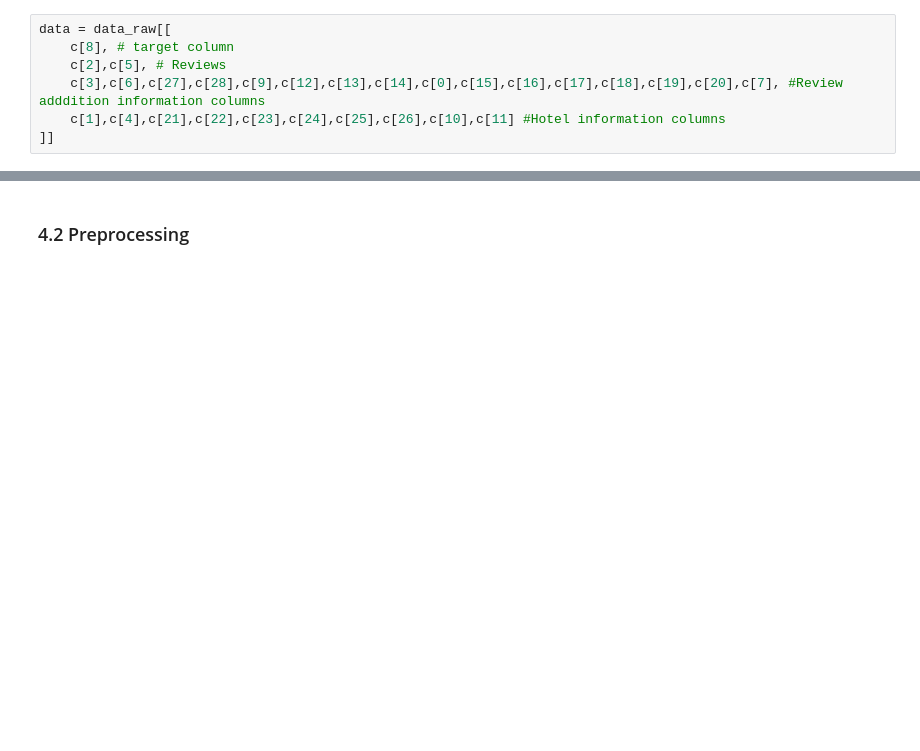
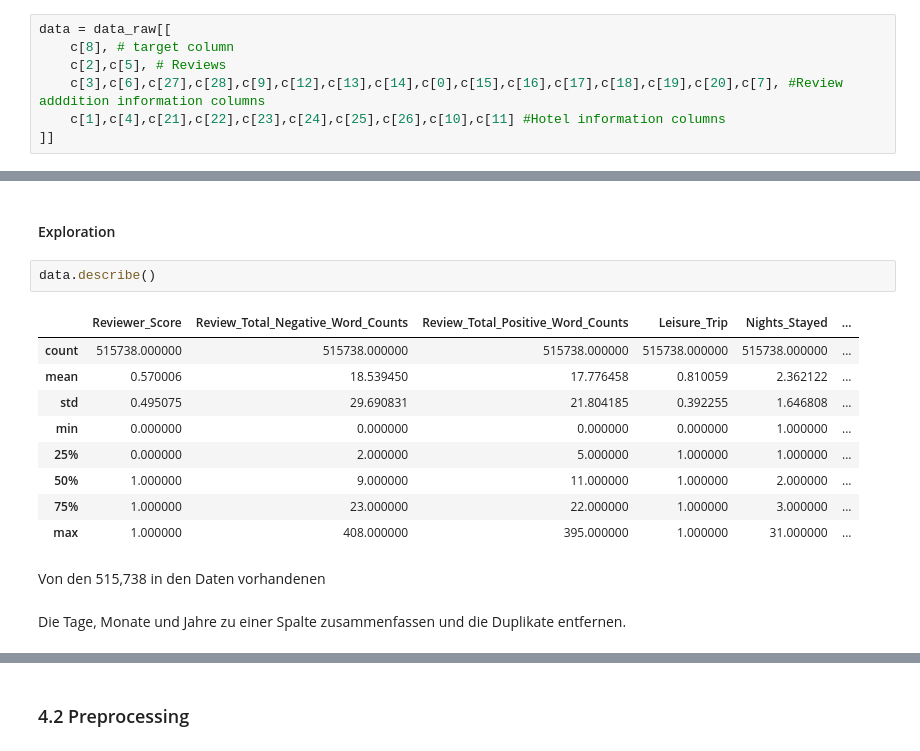
Before and after one commit to bennymiddel/personal_projects, a Jupyter notebook: 01_NLP_hotel_review/BM_NLP_hotel_review.ipynb, the cells around one changed output, grey strips where cells are left out. Saved outputs shown, nothing was run; the diff lists cells and outputs as text; blank space fills up the shorter version.

```diff
--- a/01_NLP_hotel_review/BM_NLP_hotel_review.ipynb
+++ b/01_NLP_hotel_review/BM_NLP_hotel_review.ipynb
@@ -323,3 +325,21 @@ data.head(3)
 | 0 | 0 | I am so angry that i made this po... | Only the park outside of the hote... | 397 | 11 | ... |
 | 1 | 0 | No Negative | No real complaints the hotel was ... | 0 | 105 | ... |
 | 2 | 0 | Rooms are nice but for elderly a ... | Location was good and staff were ... | 42 | 21 | ... |
+# %% [markdown]
+#### Exploration
+# %%
+data.describe()
+# %% [output]
+|  | Reviewer_Score | Review_Total_Negative_Word_Counts | Review_Total_Positive_Word_Counts | Leisure_Trip | Nights_Stayed | ... |
+| count | 515738.000000 | 515738.000000 | 515738.000000 | 515738.000000 | 515738.000000 | ... |
+| mean | 0.570006 | 18.539450 | 17.776458 | 0.810059 | 2.362122 | ... |
+| std | 0.495075 | 29.690831 | 21.804185 | 0.392255 | 1.646808 | ... |
+| min | 0.000000 | 0.000000 | 0.000000 | 0.000000 | 1.000000 | ... |
+| 25% | 0.000000 | 2.000000 | 5.000000 | 1.000000 | 1.000000 | ... |
+| 50% | 1.000000 | 9.000000 | 11.000000 | 1.000000 | 2.000000 | ... |
+| 75% | 1.000000 | 23.000000 | 22.000000 | 1.000000 | 3.000000 | ... |
+| max | 1.000000 | 408.000000 | 395.000000 | 1.000000 | 31.000000 | ... |
+# %% [markdown]
+Von den 515,738 in den Daten vorhandenen
+# %% [markdown]
+Die Tage, Monate und Jahre zu einer Spalte zusammenfassen und die Duplikate entfernen.
```
Also changed, not shown: parts of 6 cells of this notebook.
